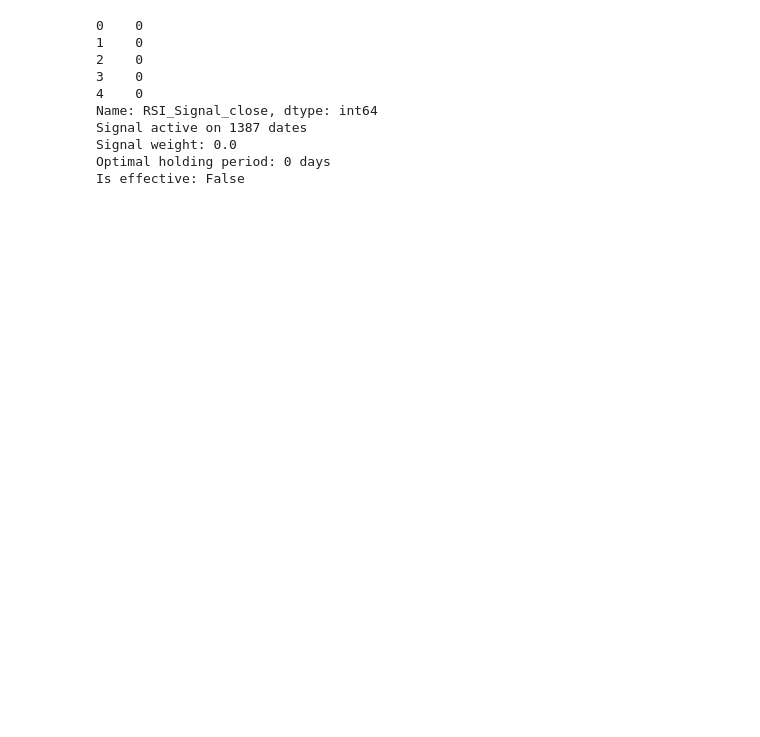
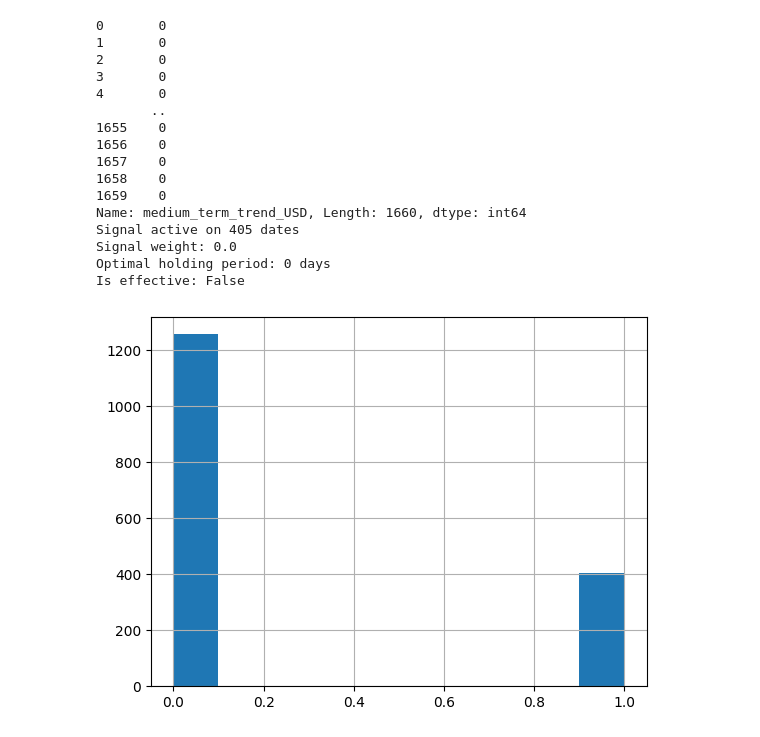
Before and after one commit to GabriellaAM/missioncontrolproject, a Jupyter notebook: soros_test_iv.ipynb, the cells around one changed output. Saved outputs shown, nothing was run; the diff lists cells and outputs as text; code cells hidden in the pictures; blank space fills up the shorter version.

```diff
--- a/soros_test_iv.ipynb
+++ b/soros_test_iv.ipynb
@@ -16,6 +16,6 @@ analyzer = PortfolioAnalyzer(
 )
 
 # Load assets - the analyzer handles paths internally
-assets = ['bitcoin', 'ethereum', 'solana']
+assets = ['bitcoin', 'ethereum', 'solana', 'chainlink', 'aave', 'uniswap', 'pendle']
 analyzer.load_data(assets=assets, start_date='2013-01-01', end_date='2025-12-31')
 # %% [output]
@@ -69,30 +140,38 @@ INFO: Registered 52 signals for ethereum
 # %%
 # Get the ethereum asset data
-ethereum_asset = analyzer.get_asset_data('ethereum')
+ethereum_asset = analyzer.get_asset_data('uniswap')
 
 # 1. Get a specific signal by name
-rsi_signal = ethereum_asset.get_signal('RSI_Bearish_USD')
+rsi_signal = ethereum_asset.get_signal('MediumTermStrongBullUSD')
 
 # 2. Access signal values (pd.Series with 1/0 for each date)
 signal_values = rsi_signal.values
-print(signal_values.head())  # Shows first few signal activations
+print(signal_values)
+signal_values.hist()  # Shows first few signal activations
 
 # 3. Check where the signal is active (where value is 1)
 active_dates = signal_values[signal_values == 1].index
 print(f"Signal active on {len(active_dates)} dates")
 
 # 4. Check signal metadata
 print(f"Signal weight: {rsi_signal.weight}")
 print(f"Optimal holding period: {rsi_signal.optimal_holding_period} days")
 print(f"Is effective: {rsi_signal.is_effective}")
 # %% [output]
-0    0
-1    0
-2    0
-3    0
-4    0
-Name: RSI_Signal_close, dtype: int64
-Signal active on 1387 dates
+0       0
+1       0
+2       0
+3       0
+4       0
+       ..
+1655    0
+1656    0
+1657    0
+1658    0
+1659    0
+Name: medium_term_trend_USD, Length: 1660, dtype: int64
+Signal active on 405 dates
 Signal weight: 0.0
 Optimal holding period: 0 days
 Is effective: False
+[figure, added]
```
Also changed, not shown: parts of 5 cells of this notebook, 6 other files.
